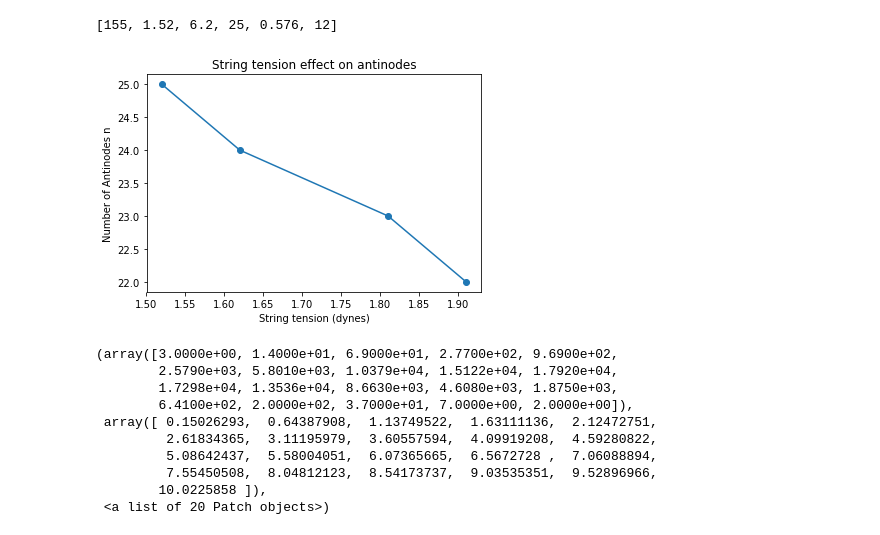
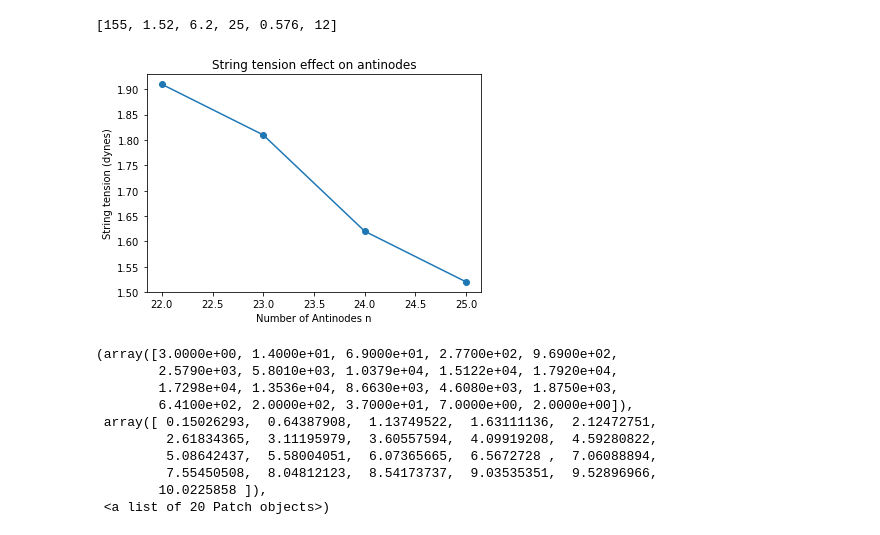
Before and after one commit to gorbulus/DS_Playbook, a Jupyter notebook: Matplotlib.ipynb, the cells around one changed output. Cells and saved outputs as stored; diff of their text form; code cells hidden in the pictures.

```diff
--- a/Matplotlib.ipynb
+++ b/Matplotlib.ipynb
@@ -210,13 +210,13 @@ print(myStandingWave)
 # %%
 tension = [1.52, 1.62, 1.81, 1.91]
 antinodes = [25, 24, 23, 22]
-plt.plot(tension, antinodes, marker="o", linestyle="solid")
+plt.plot(antinodes, tension, marker="o", linestyle="solid")
 plt.title("String tension effect on antinodes")
-plt.ylabel("Number of Antinodes n")
-plt.xlabel("String tension (dynes)")
+plt.xlabel("Number of Antinodes n")
+plt.ylabel("String tension (dynes)")
 plt.show()
 # %% [output]
-[figure, old version]
+[figure, new version]
 # %%
 import matplotlib.pyplot as plt
 import numpy as np
```
Also changed, not shown: 1 other file.
